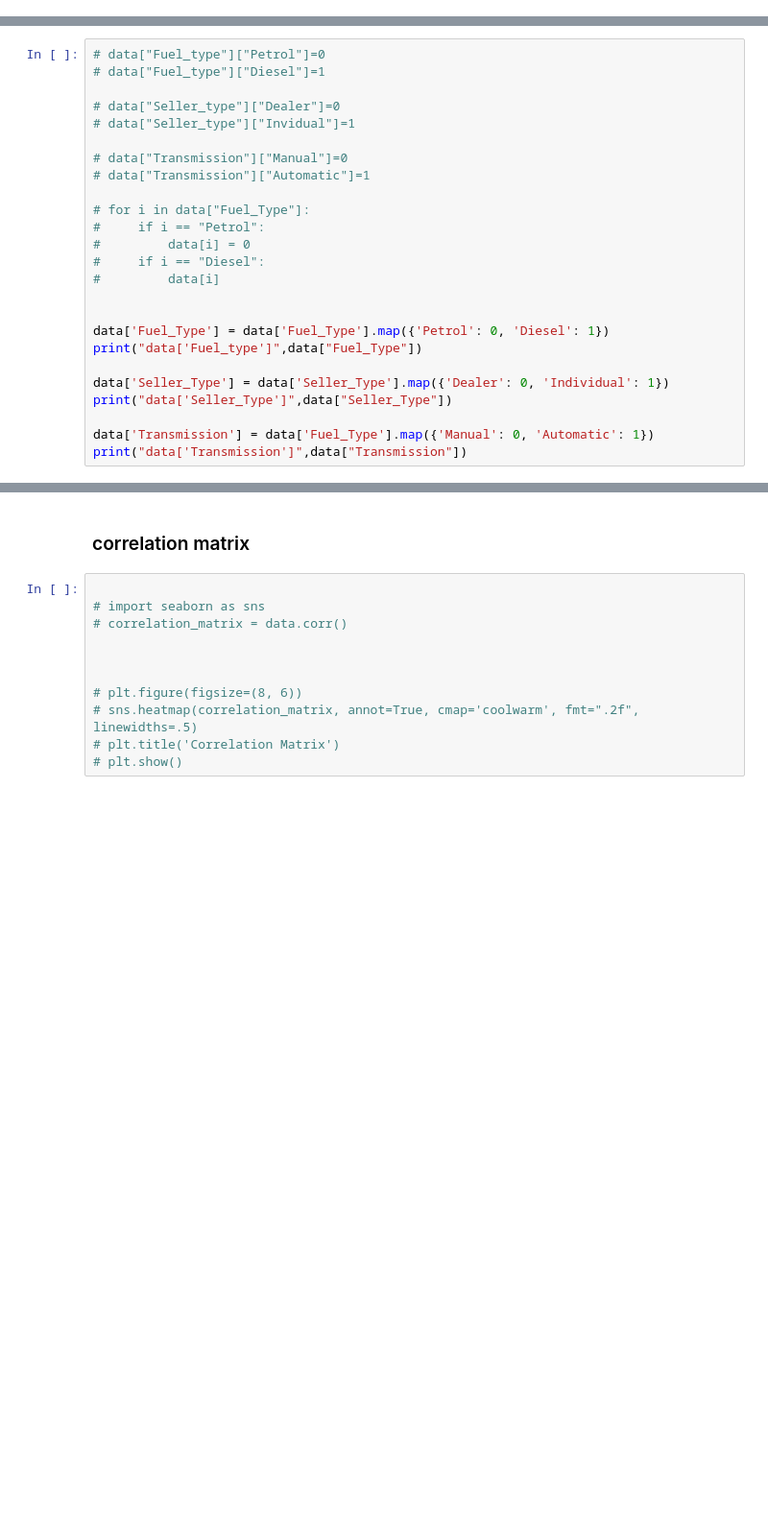
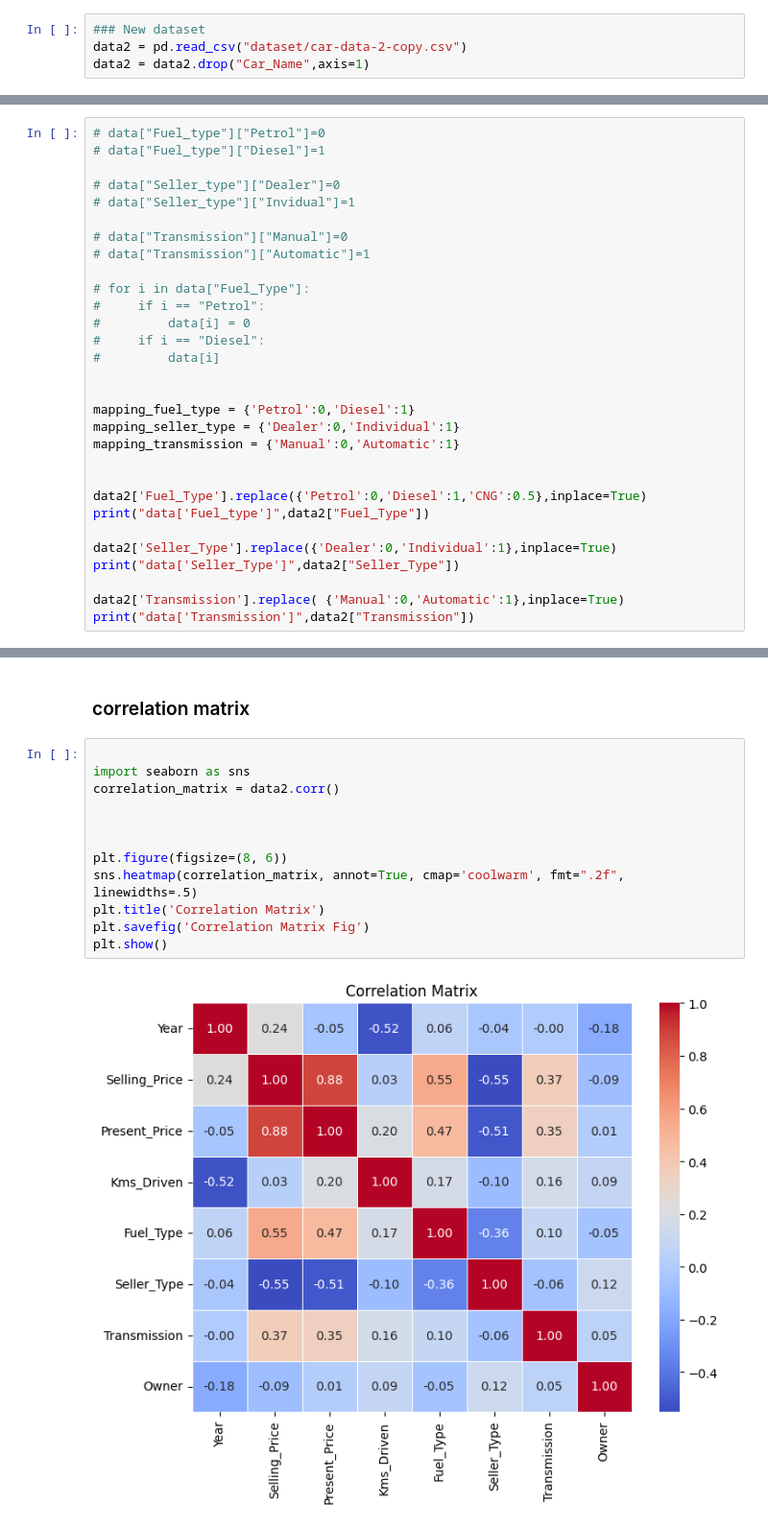
Before and after one commit to rishv1912/Vehicle-Price-Prediction, a Jupyter notebook: Prediction.ipynb, the cells around one changed output, grey strips where cells are left out. Shown: that part at 96% size. Cells and saved outputs as stored; diff of their text form; blank space fills up the shorter version.

Commit message:
updated the dataset with 0 and 1s

```diff
--- a/Prediction.ipynb
+++ b/Prediction.ipynb
@@ -105,3 +106,7 @@ We there are string in the data, so we need to convert them into 1 & 0 for value
 - Transmission
     - Manual : 0
     - Automatic : 1
+# %%
+### New dataset
+data2 = pd.read_csv("dataset/car-data-2-copy.csv")
+data2 = data2.drop("Car_Name",axis=1)
@@ -122,12 +136,17 @@ We there are string in the data, so we need to convert them into 1 & 0 for value
 #         data[i]
 
 
-data['Fuel_Type'] = data['Fuel_Type'].map({'Petrol': 0, 'Diesel': 1})
-print("data['Fuel_type']",data["Fuel_Type"])
+mapping_fuel_type = {'Petrol':0,'Diesel':1}
+mapping_seller_type = {'Dealer':0,'Individual':1}
+mapping_transmission = {'Manual':0,'Automatic':1}
 
-data['Seller_Type'] = data['Seller_Type'].map({'Dealer': 0, 'Individual': 1})
-print("data['Seller_Type']",data["Seller_Type"])
 
-data['Transmission'] = data['Fuel_Type'].map({'Manual': 0, 'Automatic': 1})
-print("data['Transmission']",data["Transmission"])
+data2['Fuel_Type'].replace({'Petrol':0,'Diesel':1,'CNG':0.5},inplace=True)
+print("data['Fuel_type']",data2["Fuel_Type"])
+
+data2['Seller_Type'].replace({'Dealer':0,'Individual':1},inplace=True)
+print("data['Seller_Type']",data2["Seller_Type"])
+
+data2['Transmission'].replace( {'Manual':0,'Automatic':1},inplace=True)
+print("data['Transmission']",data2["Transmission"])
 # %% [output]
@@ -168,12 +171,15 @@ data
 ### correlation matrix
 # %%
 
-# import seaborn as sns
-# correlation_matrix = data.corr()
+import seaborn as sns
+correlation_matrix = data2.corr()
 
 
 
-# plt.figure(figsize=(8, 6))
-# sns.heatmap(correlation_matrix, annot=True, cmap='coolwarm', fmt=".2f", linewidths=.5)
-# plt.title('Correlation Matrix')
-# plt.show()
+plt.figure(figsize=(8, 6))
+sns.heatmap(correlation_matrix, annot=True, cmap='coolwarm', fmt=".2f", linewidths=.5)
+plt.title('Correlation Matrix')
+plt.savefig('Correlation Matrix Fig')
+plt.show()
+# %% [output]
+[figure, added]
```
Also changed, not shown: parts of 4 cells of this notebook, 2 other files.
